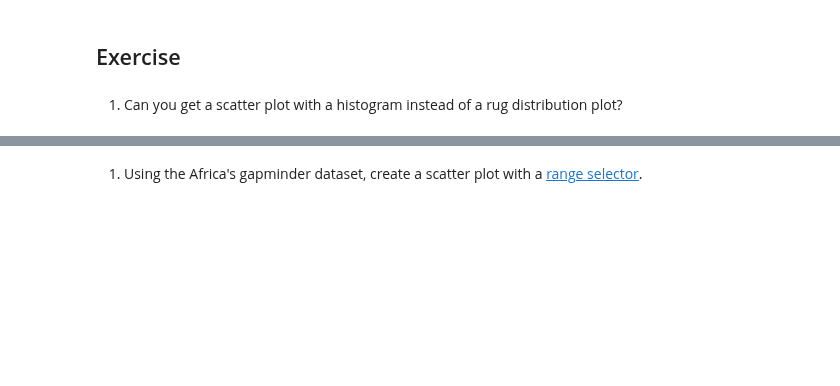
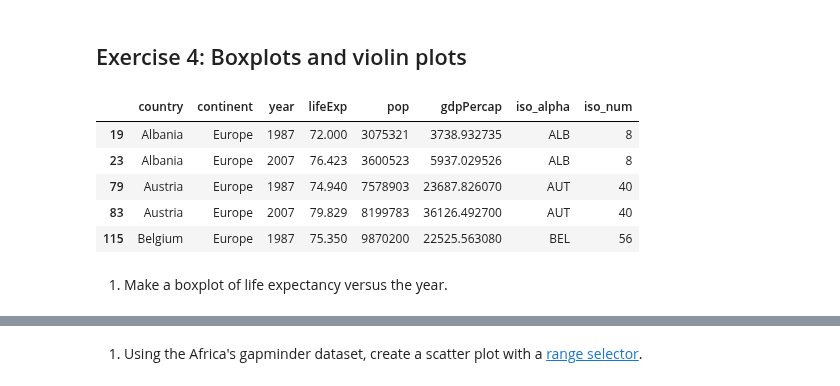
Before and after one commit to Center-for-Health-Data-Science/PythonTsunami, a Jupyter notebook: solutions/plotly_solutions.ipynb, the cells around one changed output, grey strips where cells are left out. Saved outputs shown, nothing was run; the diff lists cells and outputs as text; code cells hidden in the pictures; blank space fills up the shorter version.

```diff
--- a/solutions/plotly_solutions.ipynb
+++ b/solutions/plotly_solutions.ipynb
@@ -532,4 +163,16 @@ fig.show()
-# %% [markdown]
-## Exercise
-# %% [markdown]
-1) Can you get a scatter plot with a histogram instead of a rug distribution plot?
+# %% [markdown]
+## Exercise 4: Boxplots and violin plots
+# %%
+#the dataframe
+gapminder_data = px.data.gapminder()
+df = gapminder_data.loc[(gapminder_data["continent"] == 'Europe') & (gapminder_data['year'].isin([1987,2007]))]
+df.head()
+# %% [output]
+|  | country | continent | year | lifeExp | pop | gdpPercap | iso_alpha | iso_num |
+| 19 | Albania | Europe | 1987 | 72.000 | 3075321 | 3738.932735 | ALB | 8 |
+| 23 | Albania | Europe | 2007 | 76.423 | 3600523 | 5937.029526 | ALB | 8 |
+| 79 | Austria | Europe | 1987 | 74.940 | 7578903 | 23687.826070 | AUT | 40 |
+| 83 | Austria | Europe | 2007 | 79.829 | 8199783 | 36126.492700 | AUT | 40 |
+| 115 | Belgium | Europe | 1987 | 75.350 | 9870200 | 22525.563080 | BEL | 56 |
+# %% [markdown]
+1) Make a boxplot of life expectancy versus the year.
```
Also changed, not shown: parts of 185 cells of this notebook.
